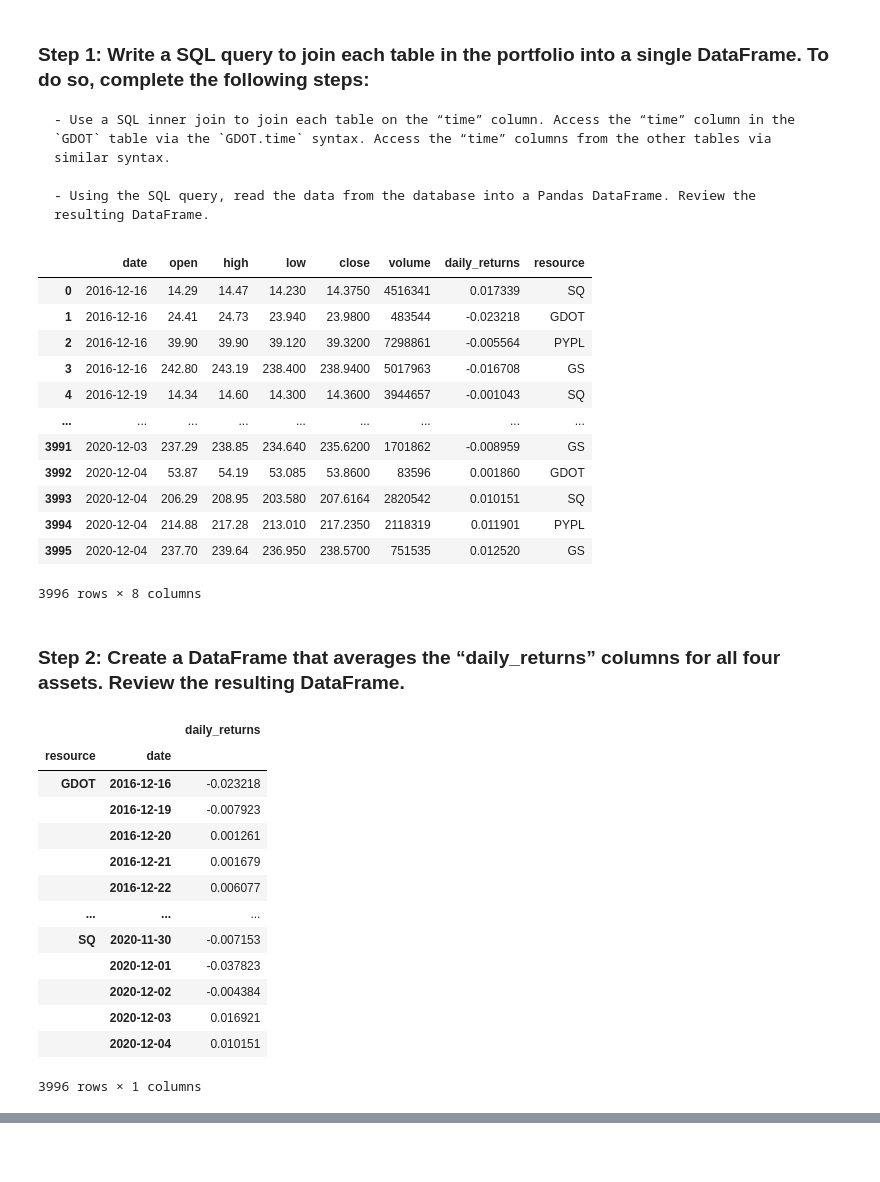
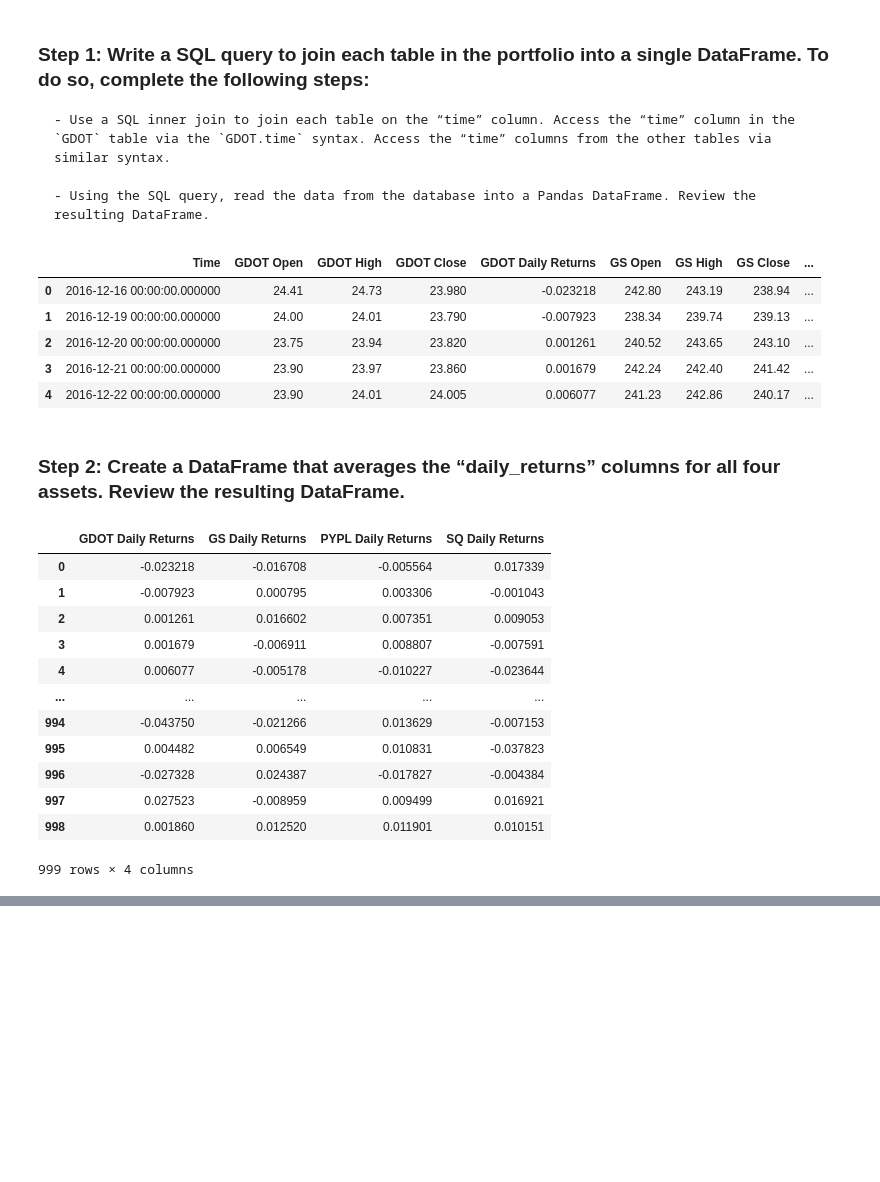
Before and after one commit to MuayThaiLegz/module_07, a Jupyter notebook: etf_analyzer.ipynb, the cells around one changed output, grey strips where cells are left out. Saved outputs shown, nothing was run; the diff lists cells and outputs as text; code cells hidden in the pictures; blank space fills up the shorter version.

```diff
--- a/etf_analyzer.ipynb
+++ b/etf_analyzer.ipynb
@@ -339,59 +339,50 @@ Complete the following steps:
 # %%
 mk_query = """
 SELECT
-DGOT.time as 'Time', GDOT.open 'GDOT Open', GDOT.high as 'GDOT High', GDOT.close as 'GDOT Close', 'GDOT.daily_retutns as 'GDOT Daily Returns',
+    GDOT.time as 'Time', GDOT.open 'GDOT Open', GDOT.high as 'GDOT High', GDOT.close as 'GDOT Close', GDOT.daily_returns as 'GDOT Daily Returns',
 
-GS.open as 'GS Open', GS.high as 'GS High', GS.close as 'GS Close', 'GS.daily_retutns as 'GS Daily Returns',
+    GS.open as 'GS Open', GS.high as 'GS High', GS.close as 'GS Close', GS.daily_returns as 'GS Daily Returns',
 
 
-PYPL.open as 'PYPL Open', PYPL.high as 'PYPL High', PYPL.close as 'PYPL Close', 'PYPL.daily_retutns as 'PYPL Daily Returns',
+    PYPL.open as 'PYPL Open', PYPL.high as 'PYPL High', PYPL.close as 'PYPL Close', PYPL.daily_returns as 'PYPL Daily Returns',
 
-SQ.open as 'SQ Open', SQ.high as 'SQ High', SQ.close as 'SQ Close', 'SQ.daily_retutns as 'SQ Daily Returns',
+    SQ.open as 'SQ Open', SQ.high as 'SQ High', SQ.close as 'SQ Close', SQ.daily_returns as 'SQ Daily Returns'
 FROM GDOT
 INNER JOIN GS ON GS.time=GDOT.time
 INNER JOIN PYPL ON PYPL.time=GDOT.time
 INNER JOIN SQ ON SQ.time=GDOT.time
 """
 
 
 
 
-etf_poftfolio
+etf_poftfolio = pd.read_sql_query(mk_query, engine)
+
+etf_poftfolio.head()
 # %% [output]
-|  | date | open | high | low | close | volume | daily_returns | resource |
-| 0 | 2016-12-16 | 14.29 | 14.47 | 14.230 | 14.3750 | 4516341 | 0.017339 | SQ |
-| 1 | 2016-12-16 | 24.41 | 24.73 | 23.940 | 23.9800 | 483544 | -0.023218 | GDOT |
-| 2 | 2016-12-16 | 39.90 | 39.90 | 39.120 | 39.3200 | 7298861 | -0.005564 | PYPL |
-| 3 | 2016-12-16 | 242.80 | 243.19 | 238.400 | 238.9400 | 5017963 | -0.016708 | GS |
-| 4 | 2016-12-19 | 14.34 | 14.60 | 14.300 | 14.3600 | 3944657 | -0.001043 | SQ |
-| ... | ... | ... | ... | ... | ... | ... | ... | ... |
-| 3991 | 2020-12-03 | 237.29 | 238.85 | 234.640 | 235.6200 | 1701862 | -0.008959 | GS |
-| 3992 | 2020-12-04 | 53.87 | 54.19 | 53.085 | 53.8600 | 83596 | 0.001860 | GDOT |
-| 3993 | 2020-12-04 | 206.29 | 208.95 | 203.580 | 207.6164 | 2820542 | 0.010151 | SQ |
-| 3994 | 2020-12-04 | 214.88 | 217.28 | 213.010 | 217.2350 | 2118319 | 0.011901 | PYPL |
-| 3995 | 2020-12-04 | 237.70 | 239.64 | 236.950 | 238.5700 | 751535 | 0.012520 | GS |
+|  | Time | GDOT Open | GDOT High | GDOT Close | GDOT Daily Returns | GS Open | GS High | GS Close | ... |
+| 0 | 2016-12-16 00:00:00.000000 | 24.41 | 24.73 | 23.980 | -0.023218 | 242.80 | 243.19 | 238.94 | ... |
+| 1 | 2016-12-19 00:00:00.000000 | 24.00 | 24.01 | 23.790 | -0.007923 | 238.34 | 239.74 | 239.13 | ... |
+| 2 | 2016-12-20 00:00:00.000000 | 23.75 | 23.94 | 23.820 | 0.001261 | 240.52 | 243.65 | 243.10 | ... |
+| 3 | 2016-12-21 00:00:00.000000 | 23.90 | 23.97 | 23.860 | 0.001679 | 242.24 | 242.40 | 241.42 | ... |
+| 4 | 2016-12-22 00:00:00.000000 | 23.90 | 24.01 | 24.005 | 0.006077 | 241.23 | 242.86 | 240.17 | ... |
-3996 rows × 8 columns
 # %% [markdown]
 ### Step 2: Create a DataFrame that averages the “daily_returns” columns for all four assets. Review the resulting DataFrame.
 # %%
 # Create a DataFrame that displays the mean value of the “daily_returns” columns for all four assets.
-etf_portfolio_returns = etf_portfolio[['date','daily_returns','resource']]
-
-last_etf_portfolio_returns = etf_portfolio_returns.groupby(["resource", "date"]).mean()
+etf_portfolio_returns = etf_poftfolio[['GDOT Daily Returns','GS Daily Returns','PYPL Daily Returns', 'SQ Daily Returns']]
+etf_portfolio_returns
+# %% [output]
+|  | GDOT Daily Returns | GS Daily Returns | PYPL Daily Returns | SQ Daily Returns |
+| 0 | -0.023218 | -0.016708 | -0.005564 | 0.017339 |
+| 1 | -0.007923 | 0.000795 | 0.003306 | -0.001043 |
+| 2 | 0.001261 | 0.016602 | 0.007351 | 0.009053 |
+| 3 | 0.001679 | -0.006911 | 0.008807 | -0.007591 |
+| 4 | 0.006077 | -0.005178 | -0.010227 | -0.023644 |
+| ... | ... | ... | ... | ... |
+| 994 | -0.043750 | -0.021266 | 0.013629 | -0.007153 |
+| 995 | 0.004482 | 0.006549 | 0.010831 | -0.037823 |
+| 996 | -0.027328 | 0.024387 | -0.017827 | -0.004384 |
+| 997 | 0.027523 | -0.008959 | 0.009499 | 0.016921 |
+| 998 | 0.001860 | 0.012520 | 0.011901 | 0.010151 |
+999 rows × 4 columns
-# %%
-last_etf_portfolio_returns
-# %% [output]
-|  |  | daily_returns |
-| resource | date |  |
-| GDOT | 2016-12-16 | -0.023218 |
-|  | 2016-12-19 | -0.007923 |
-|  | 2016-12-20 | 0.001261 |
-|  | 2016-12-21 | 0.001679 |
-|  | 2016-12-22 | 0.006077 |
-| ... | ... | ... |
-| SQ | 2020-11-30 | -0.007153 |
-|  | 2020-12-01 | -0.037823 |
-|  | 2020-12-02 | -0.004384 |
-|  | 2020-12-03 | 0.016921 |
-|  | 2020-12-04 | 0.010151 |
-3996 rows × 1 columns
```
Also changed, not shown: parts of 10 cells of this notebook.
